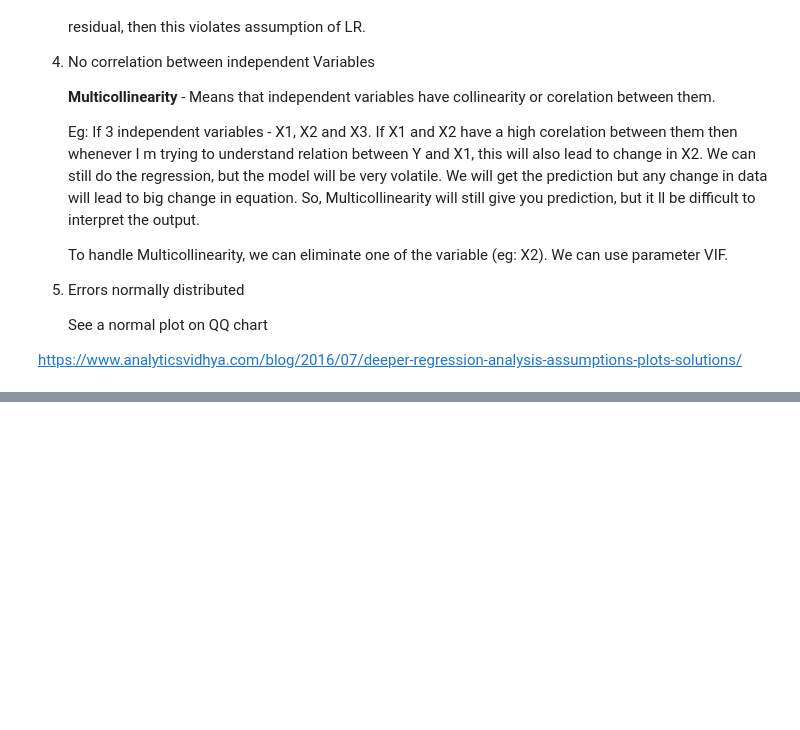
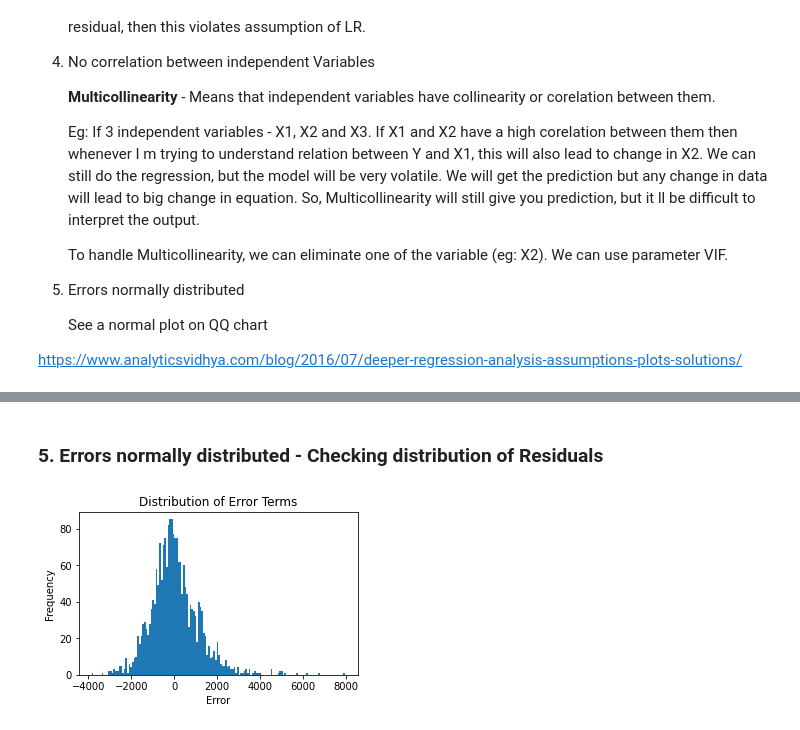
Before and after one commit to Neelam-Singhal/Linear-Models, a Jupyter notebook: LinearModel.ipynb, the cells around one changed output, grey strips where cells are left out. Drawn from its saved outputs; the diff is of its cells as text; code cells hidden in the pictures; blank space fills up the shorter version.

```diff
--- a/LinearModel.ipynb
+++ b/LinearModel.ipynb
@@ -191,0 +354,12 @@ https://www.analyticsvidhya.com/blog/2016/07/deeper-regression-analysis-assumpti
+# %% [markdown]
+### 5. Errors normally distributed - Checking distribution of Residuals
+# %%
+# Histogram for distribution
+plt.figure(figsize=(5, 3),  facecolor='w', edgecolor='b')
+plt.hist(residuals.residual, bins = 150)
+plt.xlabel('Error')
+plt.ylabel('Frequency')
+plt.title('Distribution of Error Terms')
+plt.show()
+# %% [output]
+[figure, added]
```
Also changed, not shown: parts of 30 cells of this notebook.
